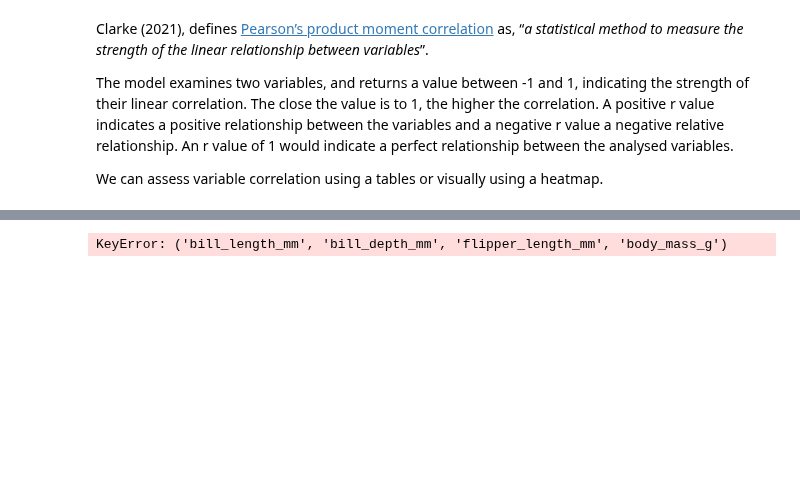
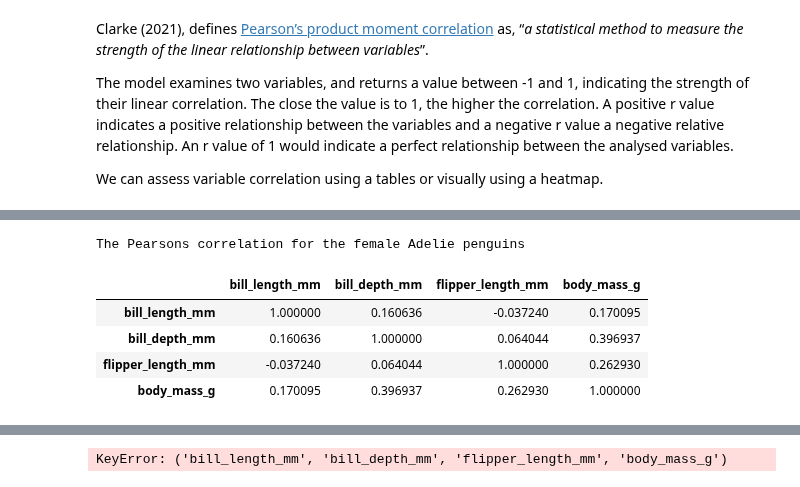
Before and after one commit to Laura6826/PofDA-mywork, a Jupyter notebook: penguins.ipynb, the cells around one changed output, grey strips where cells are left out. Drawn from its saved outputs; the diff is of its cells as text; code cells hidden in the pictures; blank space fills up the shorter version.

Commit message:
Correlations by species and sex

```diff
--- a/penguins.ipynb
+++ b/penguins.ipynb
@@ -346,0 +364,13 @@ We can assess variable correlation using a tables or visually using a heatmap.
+# %%
+female_adelie_df = adelie_df[adelie_df['sex'] == 'FEMALE']
+female_adelie_df.drop(['species', 'island','sex'],axis=1, inplace=True)
+
+print ('The Pearsons correlation for the female Adelie penguins')
+female_adelie_df.corr()
+# %% [output]
+The Pearsons correlation for the female Adelie penguins
+|  | bill_length_mm | bill_depth_mm | flipper_length_mm | body_mass_g |
+| bill_length_mm | 1.000000 | 0.160636 | -0.037240 | 0.170095 |
+| bill_depth_mm | 0.160636 | 1.000000 | 0.064044 | 0.396937 |
+| flipper_length_mm | -0.037240 | 0.064044 | 1.000000 | 0.262930 |
+| body_mass_g | 0.170095 | 0.396937 | 0.262930 | 1.000000 |
```
Also changed, not shown: parts of 4 cells of this notebook.
